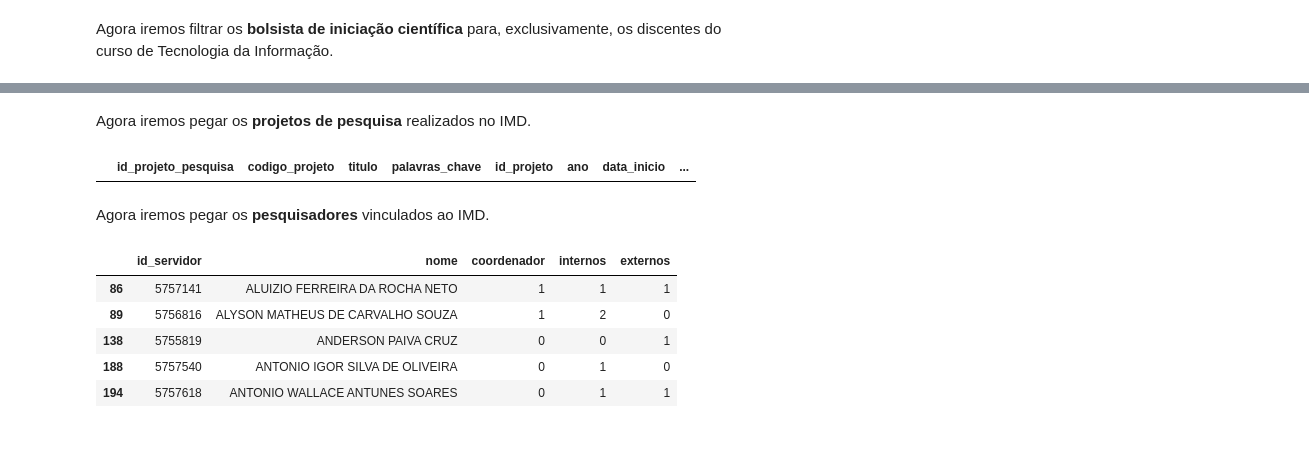
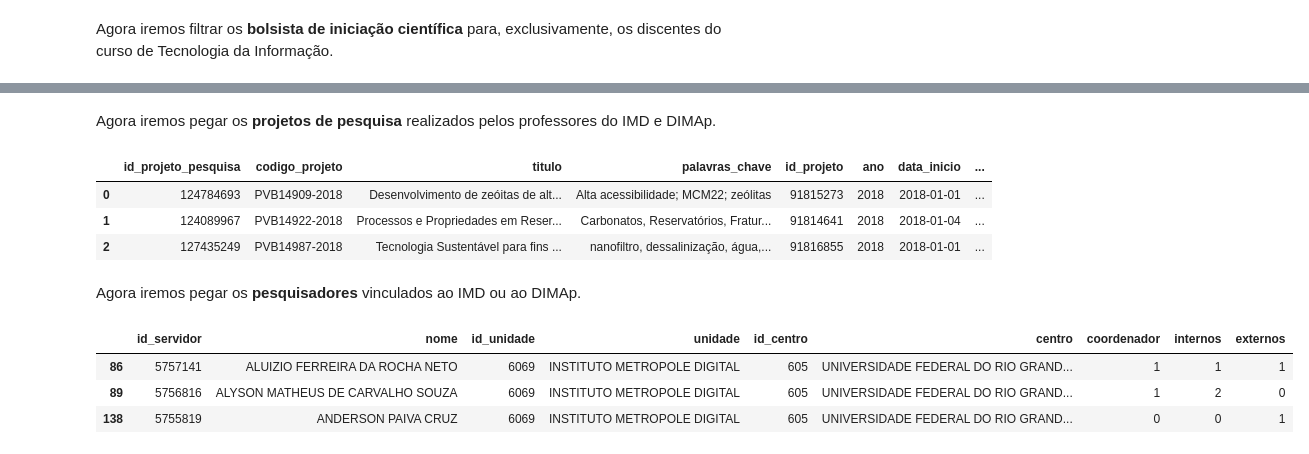
Before and after one commit to alvarofpp/imd0033-imd-pesquisa, a Jupyter notebook: IMD Pesquisa.ipynb, the cells around one changed output, grey strips where cells are left out. Saved outputs shown, nothing was run; the diff lists cells and outputs as text; code cells hidden in the pictures.

```diff
--- a/IMD Pesquisa.ipynb
+++ b/IMD Pesquisa.ipynb
@@ -38,3 +47,4 @@ path_discentes = path_files + "discentes/"
 
 # Ids
 id_imd = 6069
+id_dimap = 125
@@ -128,4 +142,24 @@ df_bolsistas_imd.head()
 # Salvamos o arquivo
 df_bolsistas_imd.to_csv('data/bolsistas_imd.csv')
 # %% [markdown]
-Agora iremos pegar os **projetos de pesquisa** realizados no IMD.
+Agora iremos pegar os **projetos de pesquisa** realizados pelos professores do IMD e DIMAp.
+# %%
+# Todos os projetos de pesquisa
+df_projetos_pesquisa = pd.read_csv('files/projetos-de-pesquisa.csv', sep=';')
+
+# Tiramos os que não possuem o ID do coordenador
+df_projetos_pesquisa = df_projetos_pesquisa[~df_projetos_pesquisa.id_coordenador.isnull()]
+
+# Remove as colunas que não nos servem
+df_projetos_pesquisa = df_projetos_pesquisa.drop(columns=['Unnamed: 20'])
+
+# Converte o tipo da coluna
+df_projetos_pesquisa.id_coordenador = df_projetos_pesquisa.id_coordenador.astype('int64')
+
+# Exibe algumas linhas do DataFrame
+df_projetos_pesquisa.head(3)
+# %% [output]
+|  | id_projeto_pesquisa | codigo_projeto | titulo | palavras_chave | id_projeto | ano | data_inicio | ... |
+| 0 | 124784693 | PVB14909-2018 | Desenvolvimento de zeóitas de alt... | Alta acessibilidade; MCM22; zeólitas | 91815273 | 2018 | 2018-01-01 | ... |
+| 1 | 124089967 | PVB14922-2018 | Processos e Propriedades em Reser... | Carbonatos, Reservatórios, Fratur... | 91814641 | 2018 | 2018-01-04 | ... |
+| 2 | 127435249 | PVB14987-2018 | Tecnologia Sustentável para fins ... | nanofiltro, dessalinização, água,... | 91816855 | 2018 | 2018-01-01 | ... |
@@ -132,16 +169,21 @@ Agora iremos pegar os **projetos de pesquisa** realizados no IMD.
+# %% [markdown]
+Agora iremos pegar os **pesquisadores** vinculados ao IMD ou ao DIMAp.
 # %%
-# Todos os projetos de pesquisa
-df_projetos_pesquisa = pd.read_csv('files/projetos-de-pesquisa.csv', sep=';')
+# Todos os pesquisadores
+df_pesquisadores = pd.read_csv('files/pesquisadores.csv', sep=';')
 
 # Filtramos para os que são do IMD
-df_projetos_pesquisa_imd = df_projetos_pesquisa[df_projetos_pesquisa.id_unidade == id_imd]
+df_pesquisadores = df_pesquisadores[df_pesquisadores.id_unidade.isin([id_imd,id_dimap])]
 
 # Remove as colunas que não nos servem para nada
-df_projetos_pesquisa_imd = df_projetos_pesquisa_imd.drop(columns=['Unnamed: 20',
-                                                                  'id_unidade', 'unidade'])
+df_pesquisadores = df_pesquisadores.drop(columns=['Unnamed: 9'])
 
-df_projetos_pesquisa_imd.head()
+# Mostramos algumas linhas do DataFrame
+df_pesquisadores.head(3)
 # %% [output]
-|  | id_projeto_pesquisa | codigo_projeto | titulo | palavras_chave | id_projeto | ano | data_inicio | ... |
+|  | id_servidor | nome | id_unidade | unidade | id_centro | centro | coordenador | internos | externos |
+| 86 | 5757141 | ALUIZIO FERREIRA DA ROCHA NETO | 6069 | INSTITUTO METROPOLE DIGITAL | 605 | UNIVERSIDADE FEDERAL DO RIO GRAND... | 1 | 1 | 1 |
+| 89 | 5756816 | ALYSON MATHEUS DE CARVALHO SOUZA | 6069 | INSTITUTO METROPOLE DIGITAL | 605 | UNIVERSIDADE FEDERAL DO RIO GRAND... | 1 | 2 | 0 |
+| 138 | 5755819 | ANDERSON PAIVA CRUZ | 6069 | INSTITUTO METROPOLE DIGITAL | 605 | UNIVERSIDADE FEDERAL DO RIO GRAND... | 0 | 0 | 1 |
 # %%
 # Salvamos o arquivo
@@ -149,21 +190,0 @@ df_projetos_pesquisa_imd.to_csv('data/projetos_imd.csv')
-# %% [markdown]
-Agora iremos pegar os **pesquisadores** vinculados ao IMD.
-# %%
-# Todos os pesquisadores
-df_pesquisadores = pd.read_csv('files/pesquisadores.csv', sep=';')
-
-# Filtramos para os que são do IMD
-df_pesquisadores_imd = df_pesquisadores[df_pesquisadores.id_unidade == id_imd]
-
-# Remove as colunas que não nos servem para nada
-df_pesquisadores_imd = df_pesquisadores_imd.drop(columns=['Unnamed: 9', 'id_unidade', 'unidade',
-                                                         'id_centro', 'centro'])
-
-df_pesquisadores_imd.head()
-# %% [output]
-|  | id_servidor | nome | coordenador | internos | externos |
-| 86 | 5757141 | ALUIZIO FERREIRA DA ROCHA NETO | 1 | 1 | 1 |
-| 89 | 5756816 | ALYSON MATHEUS DE CARVALHO SOUZA | 1 | 2 | 0 |
-| 138 | 5755819 | ANDERSON PAIVA CRUZ | 0 | 0 | 1 |
-| 188 | 5757540 | ANTONIO IGOR SILVA DE OLIVEIRA | 0 | 1 | 0 |
-| 194 | 5757618 | ANTONIO WALLACE ANTUNES SOARES | 0 | 1 | 1 |
```
Also changed, not shown: parts of 28 cells of this notebook, 2 other files.
